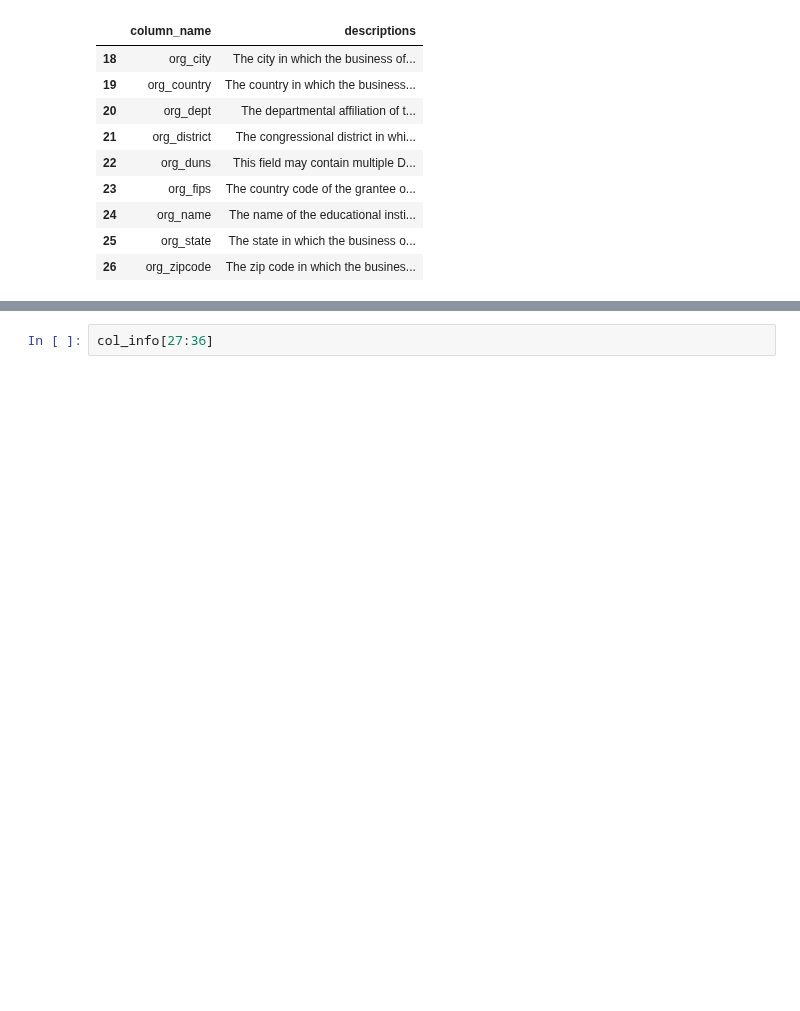
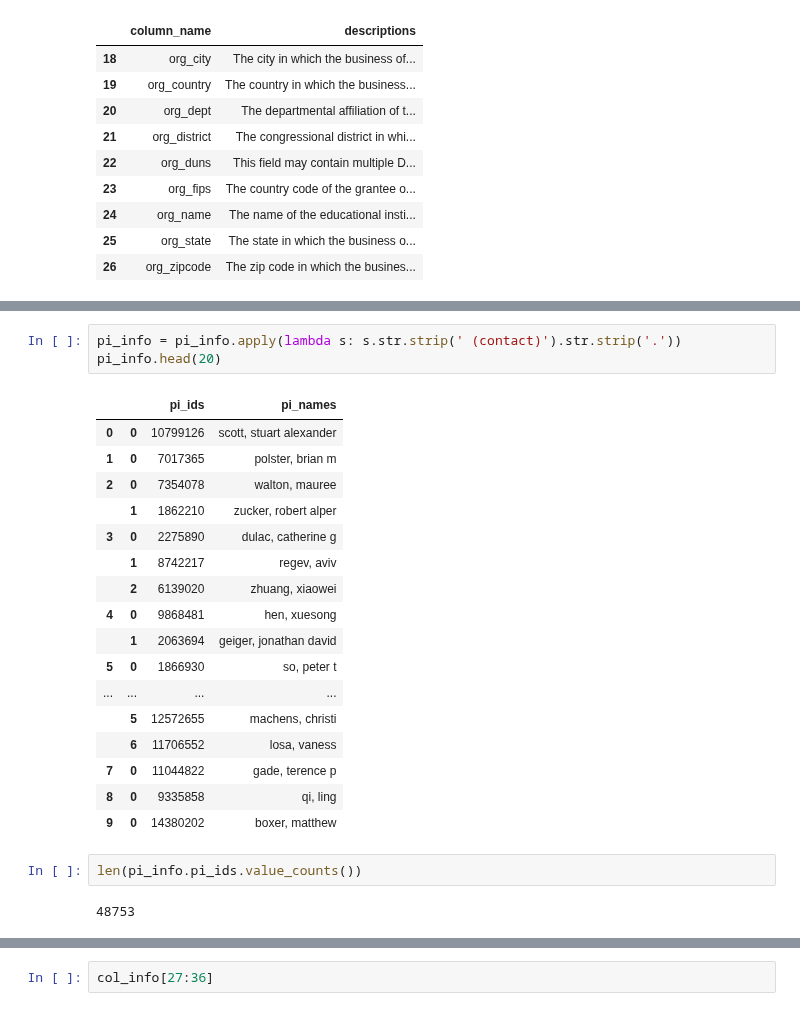
Before and after one commit to yuwie10/nih-awards, a Jupyter notebook: nih_awards.ipynb, the cells around one changed output, grey strips where cells are left out. Saved outputs shown, nothing was run; the diff lists cells and outputs as text; blank space fills up the shorter version.

```diff
--- a/nih_awards.ipynb
+++ b/nih_awards.ipynb
@@ -126,0 +218,25 @@ grants_2016 = grants_2016.drop(to_drop3, axis = 1)
+# %%
+pi_info = pi_info.apply(lambda s: s.str.strip(' (contact)').str.strip('.'))
+pi_info.head(20)
+# %% [output]
+|  |  | pi_ids | pi_names |
+| 0 | 0 | 10799126 | scott, stuart alexander |
+| 1 | 0 | 7017365 | polster, brian m |
+| 2 | 0 | 7354078 | walton, mauree |
+|  | 1 | 1862210 | zucker, robert alper |
+| 3 | 0 | 2275890 | dulac, catherine g |
+|  | 1 | 8742217 | regev, aviv |
+|  | 2 | 6139020 | zhuang, xiaowei |
+| 4 | 0 | 9868481 | hen, xuesong |
+|  | 1 | 2063694 | geiger, jonathan david |
+| 5 | 0 | 1866930 | so, peter t |
+| ... | ... | ... | ... |
+|  | 5 | 12572655 | machens, christi |
+|  | 6 | 11706552 | losa, vaness |
+| 7 | 0 | 11044822 | gade, terence p |
+| 8 | 0 | 9335858 | qi, ling |
+| 9 | 0 | 14380202 | boxer, matthew |
+# %%
+len(pi_info.pi_ids.value_counts())
+# %% [output]
+48753
```
Also changed, not shown: parts of 18 cells of this notebook.
